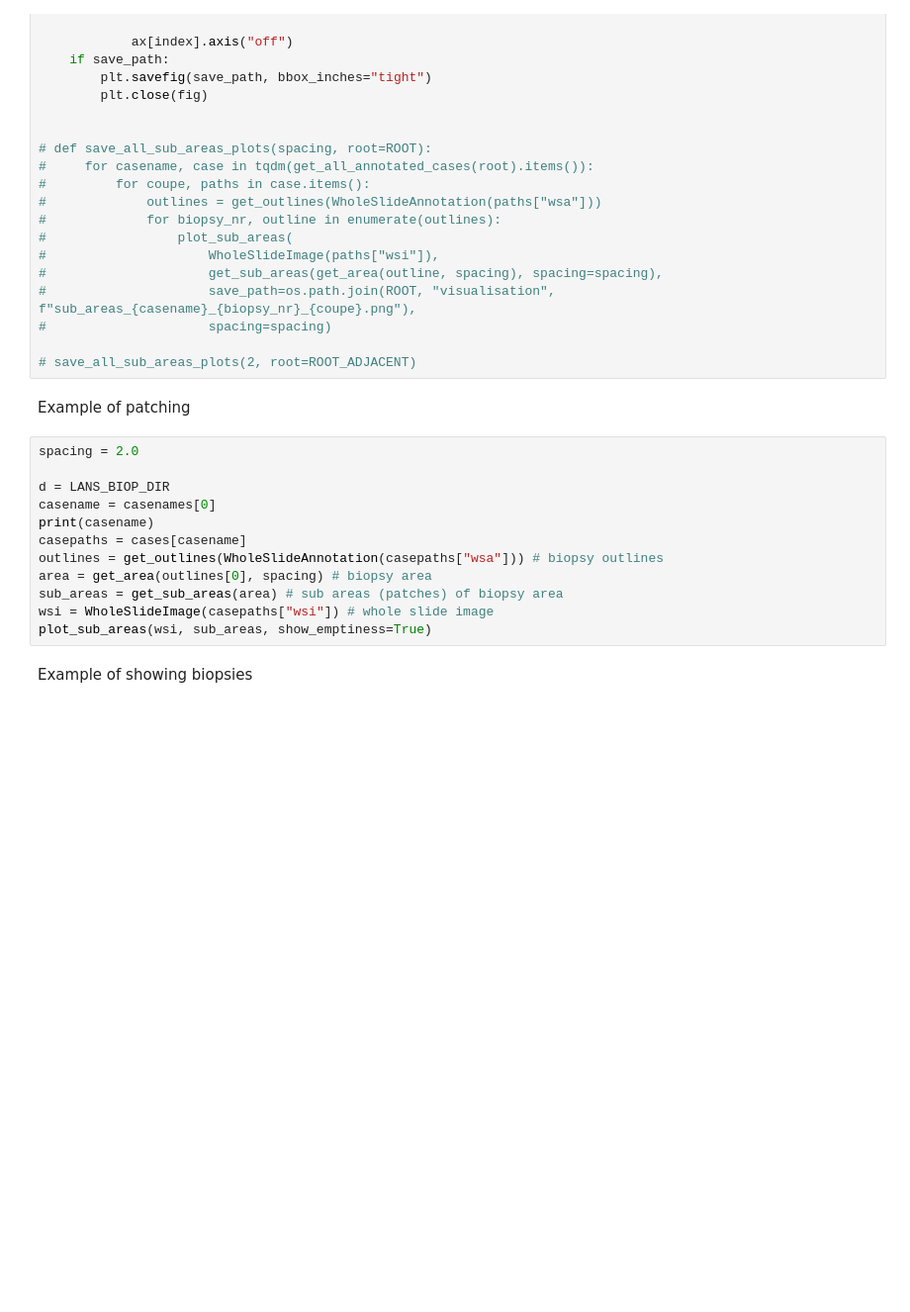
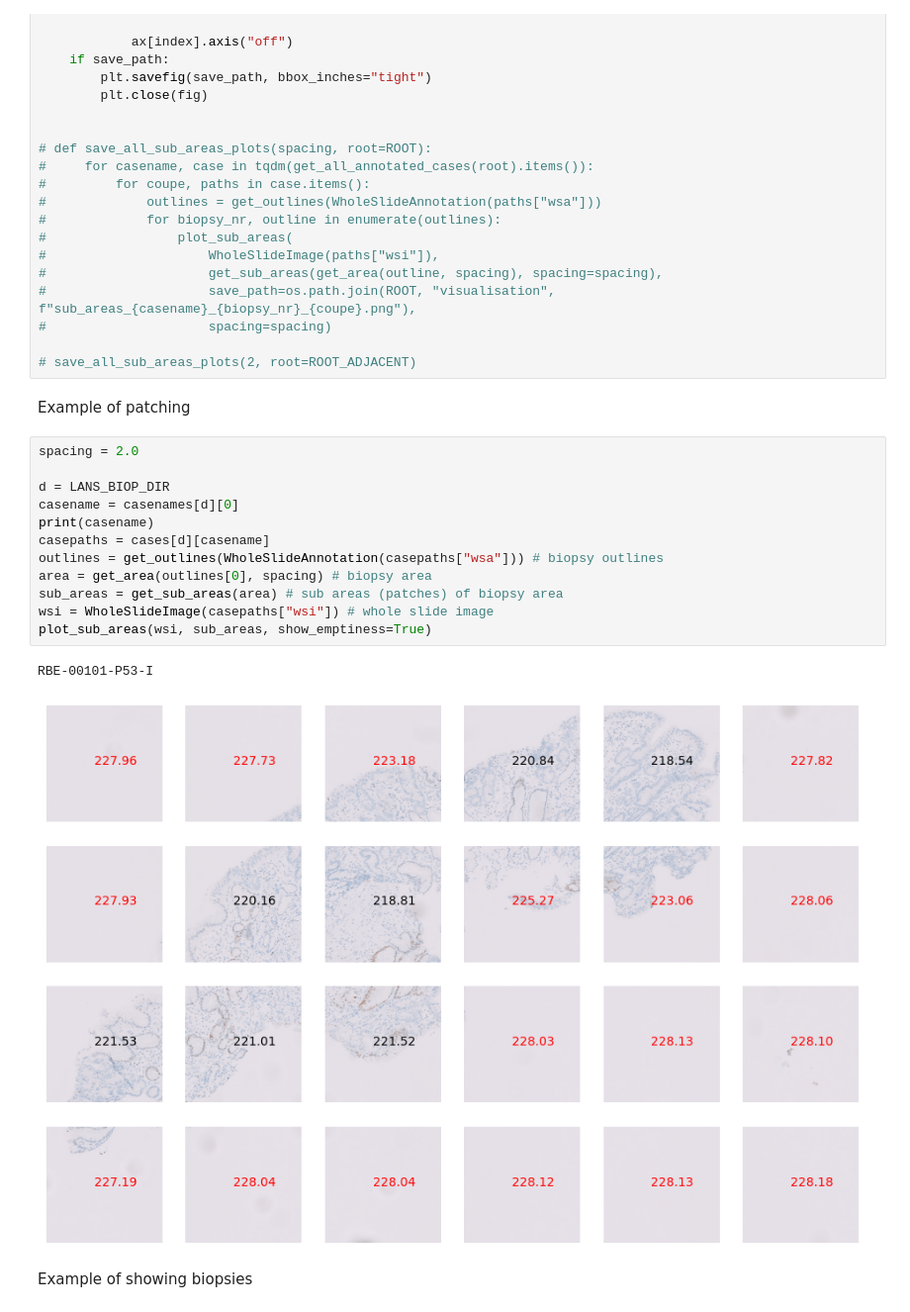
Before and after one commit to ObviouslyLuuk/wsi_manipulation, a Jupyter notebook: analyze_files.ipynb, the cells around one changed output. Shown at 99% size. Saved outputs shown, nothing was run; the diff lists cells and outputs as text; blank space fills up the shorter version.

```diff
--- a/analyze_files.ipynb
+++ b/analyze_files.ipynb
@@ -131,15 +148,18 @@ Example of patching
 # %%
 spacing = 2.0
 
 d = LANS_BIOP_DIR
-casename = casenames[0]
+casename = casenames[d][0]
 print(casename)
-casepaths = cases[casename]
+casepaths = cases[d][casename]
 outlines = get_outlines(WholeSlideAnnotation(casepaths["wsa"])) # biopsy outlines
 area = get_area(outlines[0], spacing) # biopsy area
 sub_areas = get_sub_areas(area) # sub areas (patches) of biopsy area
 wsi = WholeSlideImage(casepaths["wsi"]) # whole slide image
 plot_sub_areas(wsi, sub_areas, show_emptiness=True)
+# %% [output]
+RBE-00101-P53-I
+[figure, added]
 # %% [markdown]
 Example of showing biopsies
 # %%
```
Also changed, not shown: parts of 25 cells of this notebook, 3 other files.
